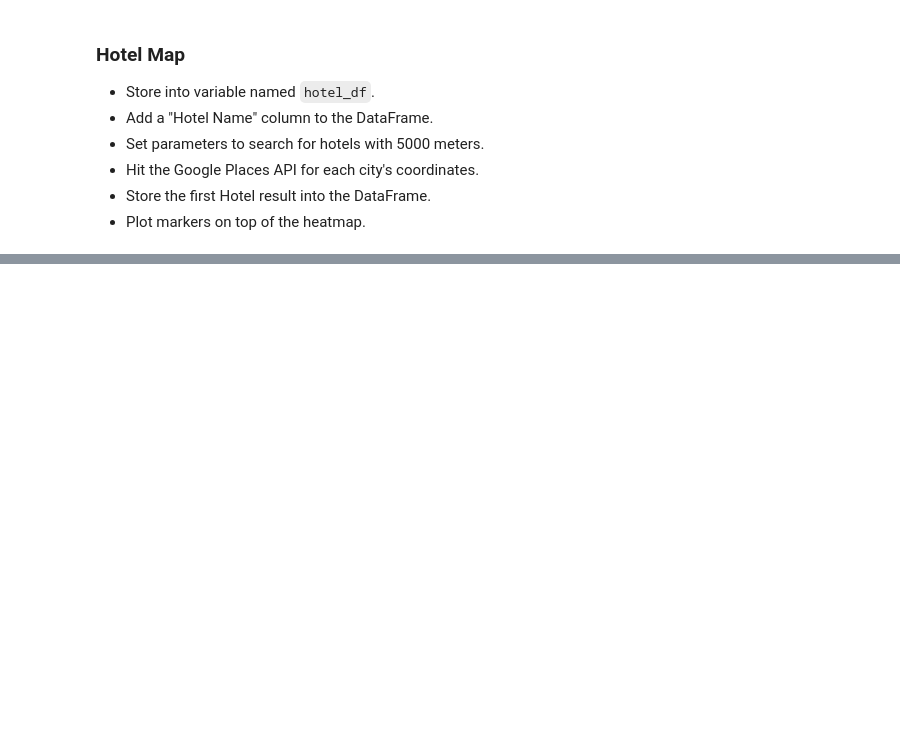
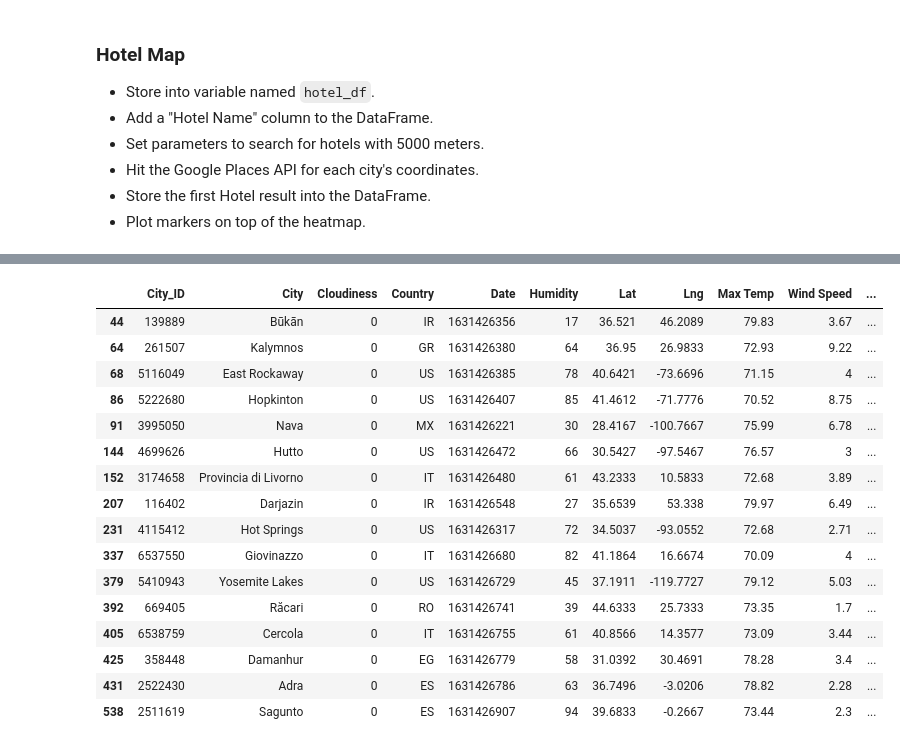
Before and after one commit to SamPortelli13/python-api-challenge, a Jupyter notebook: starter_code/VacationPy/VacationPy.ipynb, the cells around one changed output, grey strips where cells are left out. Cells and saved outputs as stored; diff of their text form; code cells hidden in the pictures; blank space fills up the shorter version.

```diff
--- a/starter_code/VacationPy/VacationPy.ipynb
+++ b/starter_code/VacationPy/VacationPy.ipynb
@@ -108,3 +111,13 @@ fig
 ### Create new DataFrame fitting weather criteria
 * Narrow down the cities to fit weather conditions.
 * Drop any rows will null values.
+# %%
+
+# ['City_ID', 'City', 'Cloudiness', 'Country', 'Date', 'Humidity', 'Lat', 'Lng', 'Max Temp', 'Wind Speed']
+ideal_weather_cities_df = cities_data_df.loc[(cities_data_df['Max Temp'].astype(float) > 70)
+                                         & (cities_data_df['Max Temp'].astype(float) < 80)
+                                         & (cities_data_df['Wind Speed'].astype(float) < 10)
+                                         & (cities_data_df['Cloudiness'].astype(float) == 0)]
+# remove any rows with null values
+ideal_weather_cities_df = ideal_weather_cities_df.dropna(how="any")
+ideal_weather_cities_df
@@ -116,3 +147,28 @@ fig
 * Hit the Google Places API for each city's coordinates.
 * Store the first Hotel result into the DataFrame.
 * Plot markers on top of the heatmap.
+# %%
+#Set parameters to search for hotels with 5000 meters.
+#Hit the Google Places API for each city's coordinates.
+#Store the first Hotel result into the DataFram
+
+type_of_place="hotel"
+place_name="Hotel"
+hotel_df = ideal_weather_cities_df
+hotel_df["Hotel Name"]=""
+hotel_df.iloc[0,7]
+
+for i in range(len(hotel_df)):
+    Lat=hotel_df.iloc[i,6]
+    Lon=hotel_df.iloc[i,7]
+    query_url = (f"https://maps.googleapis.com/maps/api/place/nearbysearch/json?location={Lat},{Lon}&radius=5000&types={type_of_place}&name={place_name}&key={g_key}")
+    hotel_response = requests.get(query_url).json()
+    try:
+        #hotel_response['results']
+        #pprint(hotel_response['results'])
+        data=hotel_response['results']
+        print(f"City is: {hotel_df.iloc[i,1]}, Hotel: {data[0]['name']}")
+        hotel_df.iloc[i,10]=data[0]["name"]
+    except IndexError:
+        print(f"*No Hotel found for: {hotel_df.iloc[i,1]}")
+#pprint(data['name'])
@@ -119,3 +192,23 @@ fig
+# %%
+hotel_df
+# %% [output]
+|  | City_ID | City | Cloudiness | Country | Date | Humidity | Lat | Lng | Max Temp | Wind Speed | ... |
+| 44 | 139889 | Būkān | 0 | IR | 1631426356 | 17 | 36.521 | 46.2089 | 79.83 | 3.67 | ... |
+| 64 | 261507 | Kalymnos | 0 | GR | 1631426380 | 64 | 36.95 | 26.9833 | 72.93 | 9.22 | ... |
+| 68 | 5116049 | East Rockaway | 0 | US | 1631426385 | 78 | 40.6421 | -73.6696 | 71.15 | 4 | ... |
+| 86 | 5222680 | Hopkinton | 0 | US | 1631426407 | 85 | 41.4612 | -71.7776 | 70.52 | 8.75 | ... |
+| 91 | 3995050 | Nava | 0 | MX | 1631426221 | 30 | 28.4167 | -100.7667 | 75.99 | 6.78 | ... |
+| 144 | 4699626 | Hutto | 0 | US | 1631426472 | 66 | 30.5427 | -97.5467 | 76.57 | 3 | ... |
+| 152 | 3174658 | Provincia di Livorno | 0 | IT | 1631426480 | 61 | 43.2333 | 10.5833 | 72.68 | 3.89 | ... |
+| 207 | 116402 | Darjazin | 0 | IR | 1631426548 | 27 | 35.6539 | 53.338 | 79.97 | 6.49 | ... |
+| 231 | 4115412 | Hot Springs | 0 | US | 1631426317 | 72 | 34.5037 | -93.0552 | 72.68 | 2.71 | ... |
+| 337 | 6537550 | Giovinazzo | 0 | IT | 1631426680 | 82 | 41.1864 | 16.6674 | 70.09 | 4 | ... |
+| 379 | 5410943 | Yosemite Lakes | 0 | US | 1631426729 | 45 | 37.1911 | -119.7727 | 79.12 | 5.03 | ... |
+| 392 | 669405 | Răcari | 0 | RO | 1631426741 | 39 | 44.6333 | 25.7333 | 73.35 | 1.7 | ... |
+| 405 | 6538759 | Cercola | 0 | IT | 1631426755 | 61 | 40.8566 | 14.3577 | 73.09 | 3.44 | ... |
+| 425 | 358448 | Damanhur | 0 | EG | 1631426779 | 58 | 31.0392 | 30.4691 | 78.28 | 3.4 | ... |
+| 431 | 2522430 | Adra | 0 | ES | 1631426786 | 63 | 36.7496 | -3.0206 | 78.82 | 2.28 | ... |
+| 538 | 2511619 | Sagunto | 0 | ES | 1631426907 | 94 | 39.6833 | -0.2667 | 73.44 | 2.3 | ... |
 # %%
 # NOTE: Do not change any of the code in this cell
 
```
Also changed, not shown: parts of 12 cells of this notebook, 15 other files.
